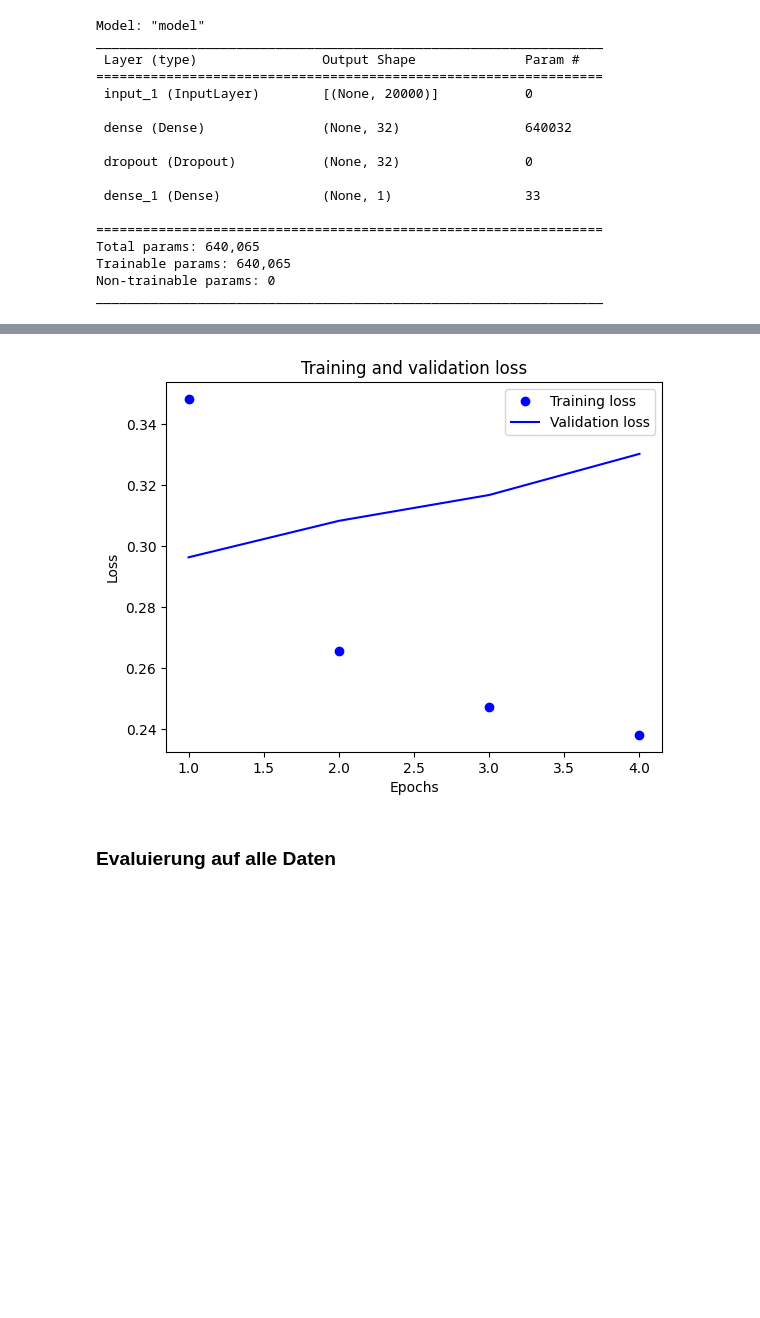
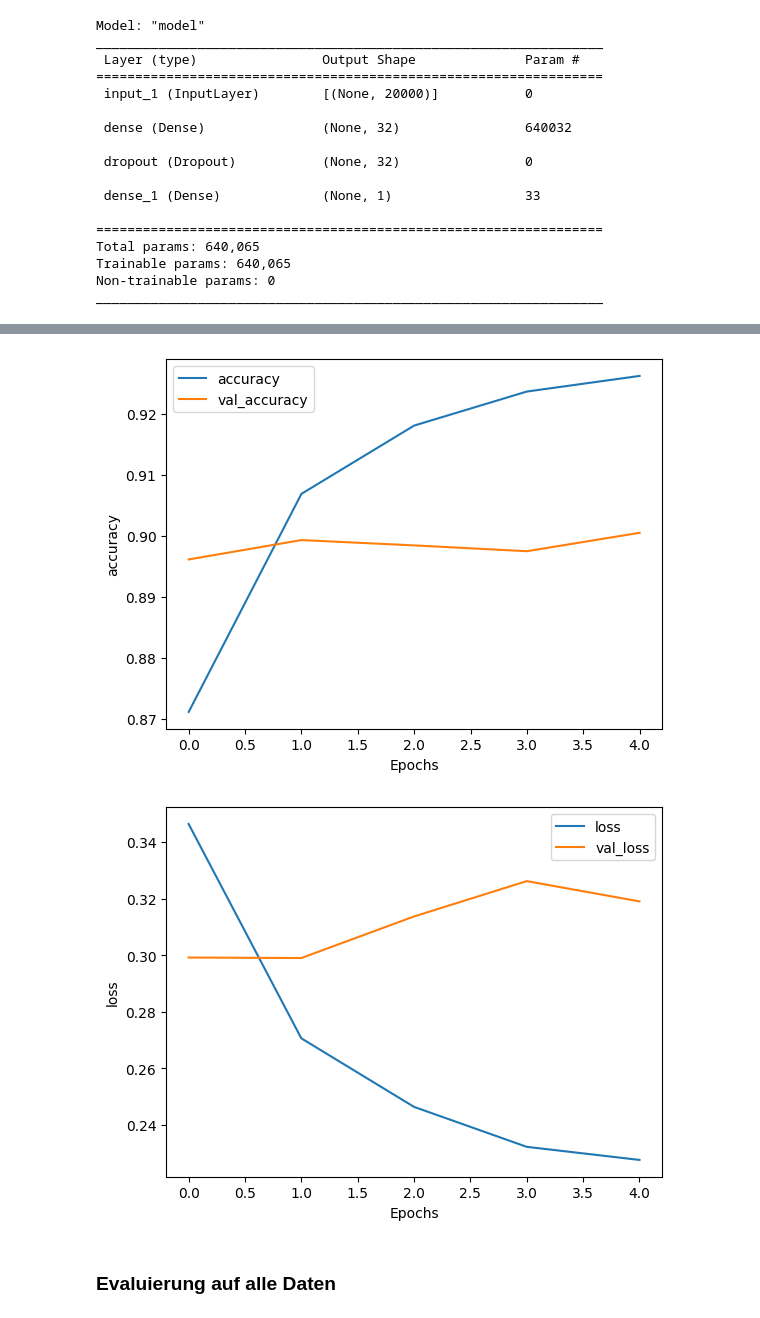
Before and after one commit to MaltePetersen/Sentiment-Analyse, a Jupyter notebook: 3.mc_donalds_imdb_bigram.ipynb, the cells around one changed output, grey strips where cells are left out. Drawn from its saved outputs; the diff is of its cells as text; code cells hidden in the pictures; blank space fills up the shorter version.

```diff
--- a/3.mc_donalds_imdb_bigram.ipynb
+++ b/3.mc_donalds_imdb_bigram.ipynb
@@ -283,18 +288,9 @@ Epoch 4/10
-# %%
-import matplotlib.pyplot as plt
-history_dict = history.history
-loss_values = history_dict["loss"]
-val_loss_values = history_dict["val_loss"]
-epochs = range(1, len(loss_values) + 1)
-plt.plot(epochs, loss_values, "bo", label="Training loss")
-plt.plot(epochs, val_loss_values, "b", label="Validation loss")
-plt.title("Training and validation loss")
-plt.xlabel("Epochs")
-plt.ylabel("Loss")
-plt.legend()
-plt.show()
-# %% [output]
-[figure, removed]
+# %%
+from utils.plot_utils import plot_history_metrics
+plot_history_metrics(history, ['accuracy', 'loss'])
+# %% [output]
+[figure, added]
+[figure, added]
 # %% [markdown]
 ### Evaluierung auf alle Daten
 # %%
```
Also changed, not shown: parts of 17 cells of this notebook.
